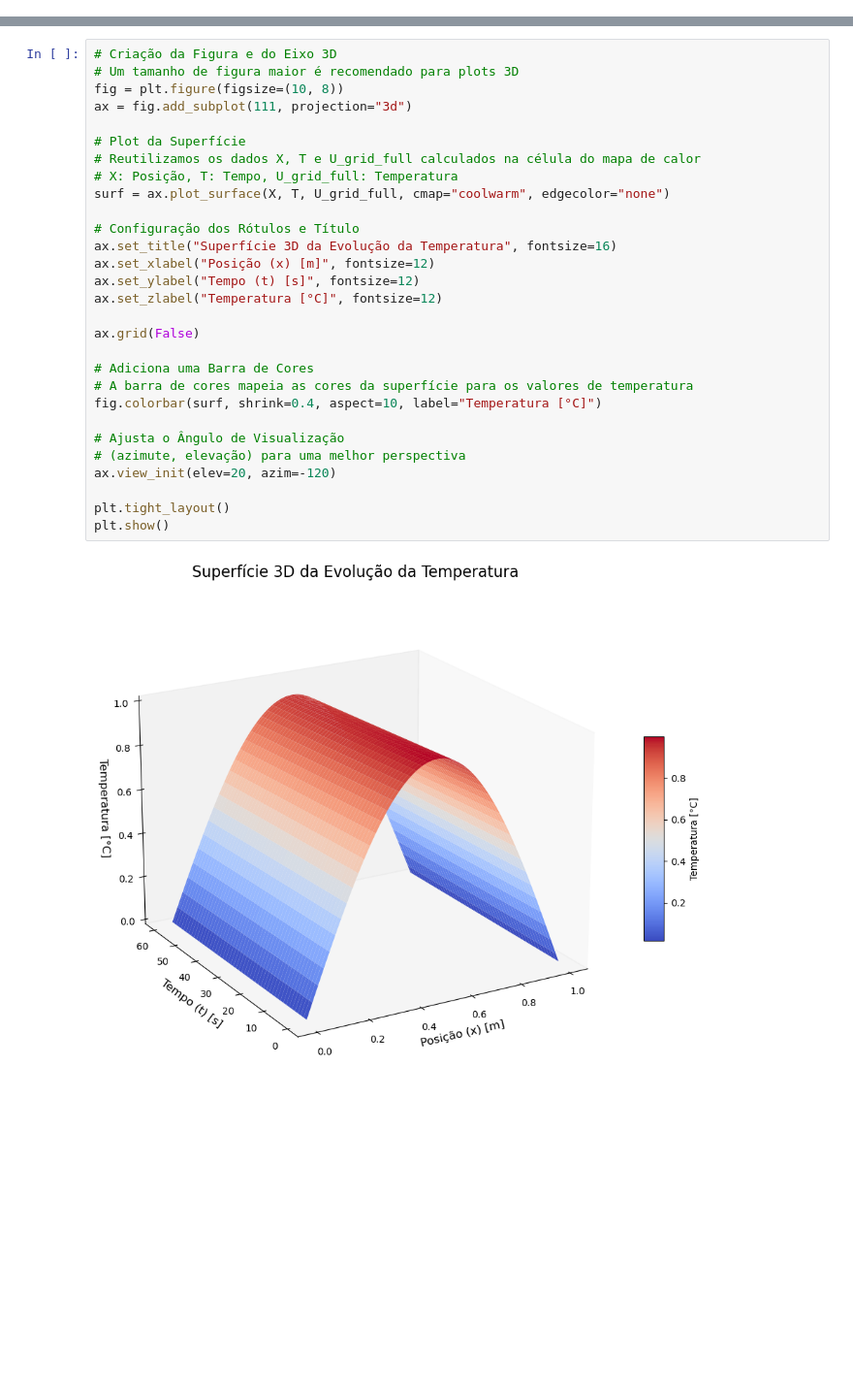
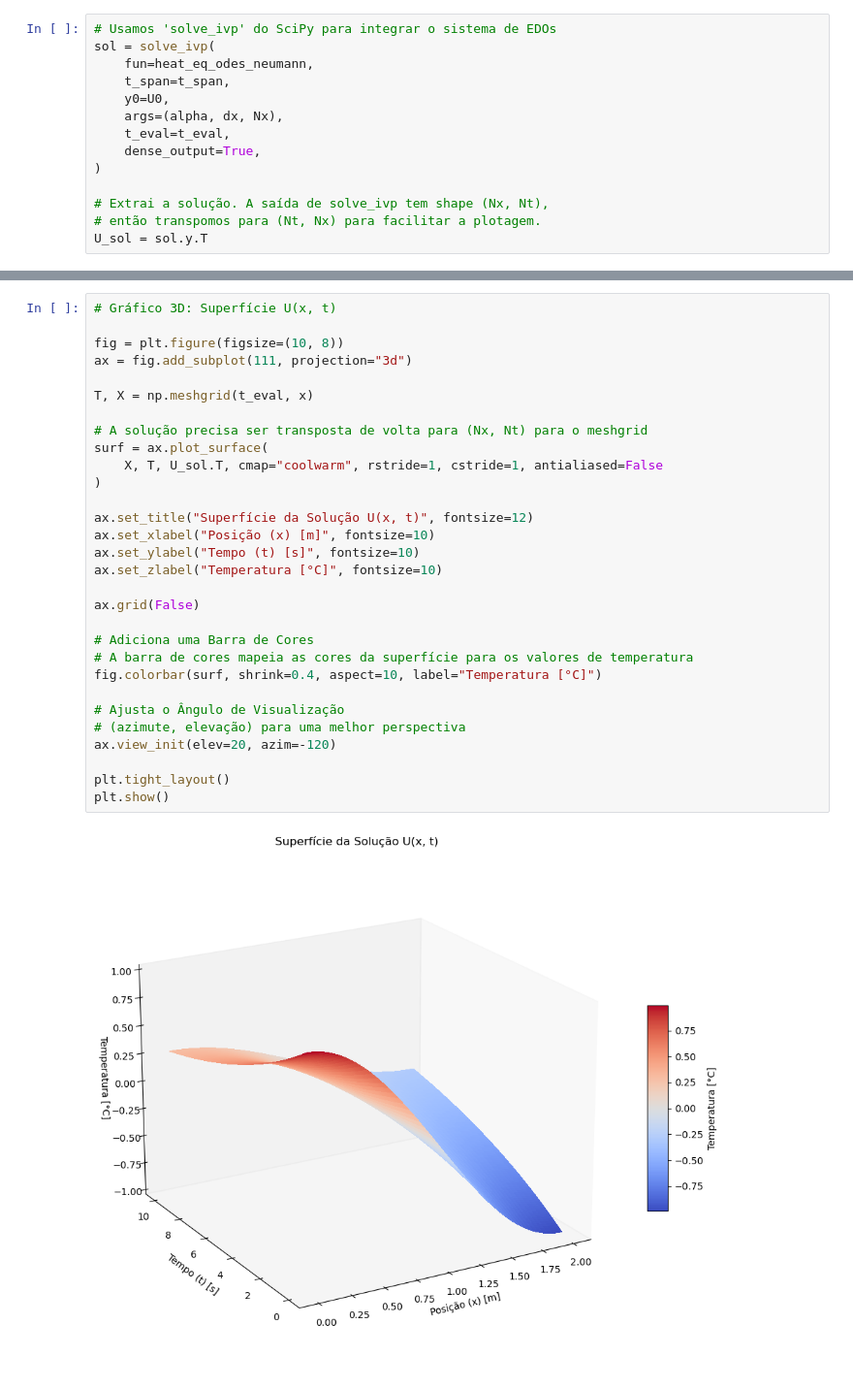
Before and after one commit to thiagoneye/master-sciml, a Jupyter notebook: 00-scientific_computer/notebooks/Problema 1.ipynb, the cells around one changed output, grey strips where cells are left out. Shown: that part at 97% size. Drawn from its saved outputs; the diff is of its cells as text; blank space fills up the shorter version.

```diff
--- a/00-scientific_computer/notebooks/Problema 1.ipynb
+++ b/00-scientific_computer/notebooks/Problema 1.ipynb
@@ -167,0 +95,14 @@ Uma forma ainda mais completa de ver a solução é através de uma superfície,
+# %%
+# Usamos 'solve_ivp' do SciPy para integrar o sistema de EDOs
+sol = solve_ivp(
+    fun=heat_eq_odes_neumann,
+    t_span=t_span,
+    y0=U0,
+    args=(alpha, dx, Nx),
+    t_eval=t_eval,
+    dense_output=True,
+)
+
+# Extrai a solução. A saída de solve_ivp tem shape (Nx, Nt),
+# então transpomos para (Nt, Nx) para facilitar a plotagem.
+U_sol = sol.y.T
@@ -168,31 +155,32 @@ Uma forma ainda mais completa de ver a solução é através de uma superfície,
 # %%
-# Criação da Figura e do Eixo 3D
-# Um tamanho de figura maior é recomendado para plots 3D
+# Gráfico 3D: Superfície U(x, t)
+
 fig = plt.figure(figsize=(10, 8))
 ax = fig.add_subplot(111, projection="3d")
 
-# Plot da Superfície
-# Reutilizamos os dados X, T e U_grid_full calculados na célula do mapa de calor
-# X: Posição, T: Tempo, U_grid_full: Temperatura
-surf = ax.plot_surface(X, T, U_grid_full, cmap="coolwarm", edgecolor="none")
+T, X = np.meshgrid(t_eval, x)
 
-# Configuração dos Rótulos e Título
-ax.set_title("Superfície 3D da Evolução da Temperatura", fontsize=16)
-ax.set_xlabel("Posição (x) [m]", fontsize=12)
-ax.set_ylabel("Tempo (t) [s]", fontsize=12)
-ax.set_zlabel("Temperatura [°C]", fontsize=12)
+# A solução precisa ser transposta de volta para (Nx, Nt) para o meshgrid
+surf = ax.plot_surface(
+    X, T, U_sol.T, cmap="coolwarm", rstride=1, cstride=1, antialiased=False
+)
+
+ax.set_title("Superfície da Solução U(x, t)", fontsize=12)
+ax.set_xlabel("Posição (x) [m]", fontsize=10)
+ax.set_ylabel("Tempo (t) [s]", fontsize=10)
+ax.set_zlabel("Temperatura [°C]", fontsize=10)
 
 ax.grid(False)
 
 # Adiciona uma Barra de Cores
 # A barra de cores mapeia as cores da superfície para os valores de temperatura
 fig.colorbar(surf, shrink=0.4, aspect=10, label="Temperatura [°C]")
 
 # Ajusta o Ângulo de Visualização
 # (azimute, elevação) para uma melhor perspectiva
 ax.view_init(elev=20, azim=-120)
 
 plt.tight_layout()
 plt.show()
 # %% [output]
-[figure, old version]
+[figure, new version]
```
Also changed, not shown: parts of 27 cells of this notebook, 1 other file.
